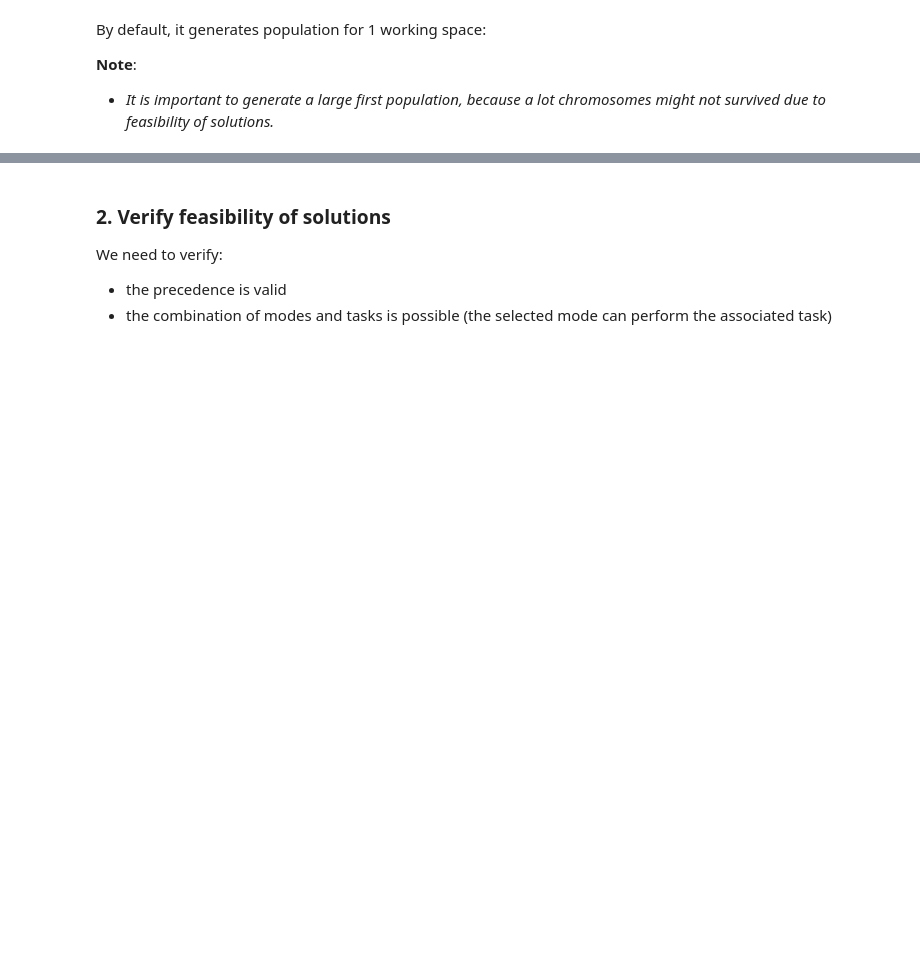
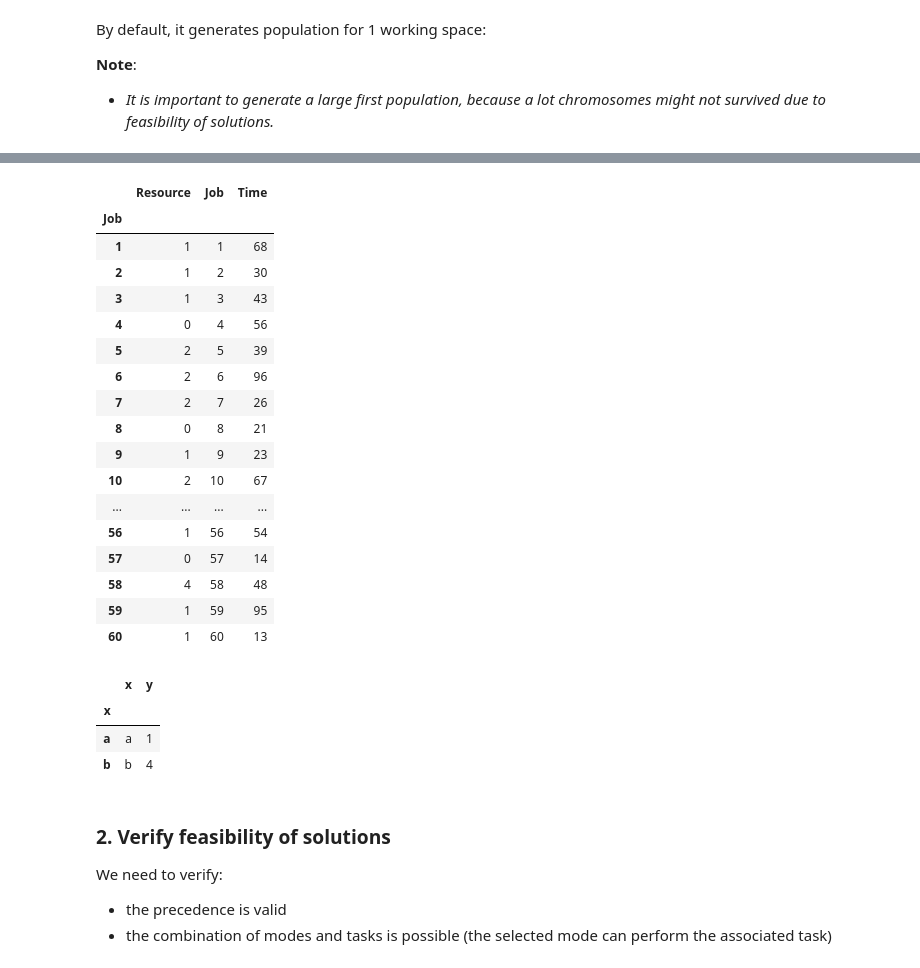
Before and after one commit to plrodrigues/HM_HRT, a Jupyter notebook: notebooks/step_03_implement_GA_and_validate.ipynb, the cells around one changed output, grey strips where cells are left out. Saved outputs shown, nothing was run; the diff lists cells and outputs as text; code cells hidden in the pictures; blank space fills up the shorter version.

```diff
--- a/notebooks/step_03_implement_GA_and_validate.ipynb
+++ b/notebooks/step_03_implement_GA_and_validate.ipynb
@@ -109,3 +105,57 @@ Total size of first population: 6600
+# %%
+import random
+
+
+def sample_group(grp):
+    return grp.sample(1)
+
+
+sampled_rows = ins_x.df_resource_job_time.groupby("Job").apply(sample_group)
+sampled_rows = sampled_rows.reset_index(level=1, drop=True)
+# %%
+sampled_rows
+# %% [output]
+|  | Resource | Job | Time |
+| Job |  |  |  |
+| 1 | 1 | 1 | 68 |
+| 2 | 1 | 2 | 30 |
+| 3 | 1 | 3 | 43 |
+| 4 | 0 | 4 | 56 |
+| 5 | 2 | 5 | 39 |
+| 6 | 2 | 6 | 96 |
+| 7 | 2 | 7 | 26 |
+| 8 | 0 | 8 | 21 |
+| 9 | 1 | 9 | 23 |
+| 10 | 2 | 10 | 67 |
+| ... | ... | ... | ... |
+| 56 | 1 | 56 | 54 |
+| 57 | 0 | 57 | 14 |
+| 58 | 4 | 58 | 48 |
+| 59 | 1 | 59 | 95 |
+| 60 | 1 | 60 | 13 |
+# %%
+import pandas as pd
+import random
+
+# create a DataFrame
+df = pd.DataFrame({"x": ["a", "b", "a", "b", "a", "b"], "y": [1, 2, 3, 4, 5, 6]})
+
+# define a function to sample a random row from a group
+def sample_group(grp):
+    return grp.sample(1)
+
+
+# group by 'x' and apply the function to each group
+sampled_rows = df.groupby("x").apply(sample_group)
+
+# reset the index and drop the 'x' level from the index
+sampled_rows = sampled_rows.reset_index(level=1, drop=True)
+sampled_rows
+# %% [output]
+|  | x | y |
+| x |  |  |
+| a | a | 1 |
+| b | b | 4 |
 # %% [markdown]
 ### 2. Verify feasibility of solutions
 
```
Also changed, not shown: parts of 1 cell of this notebook, 10 other files.
